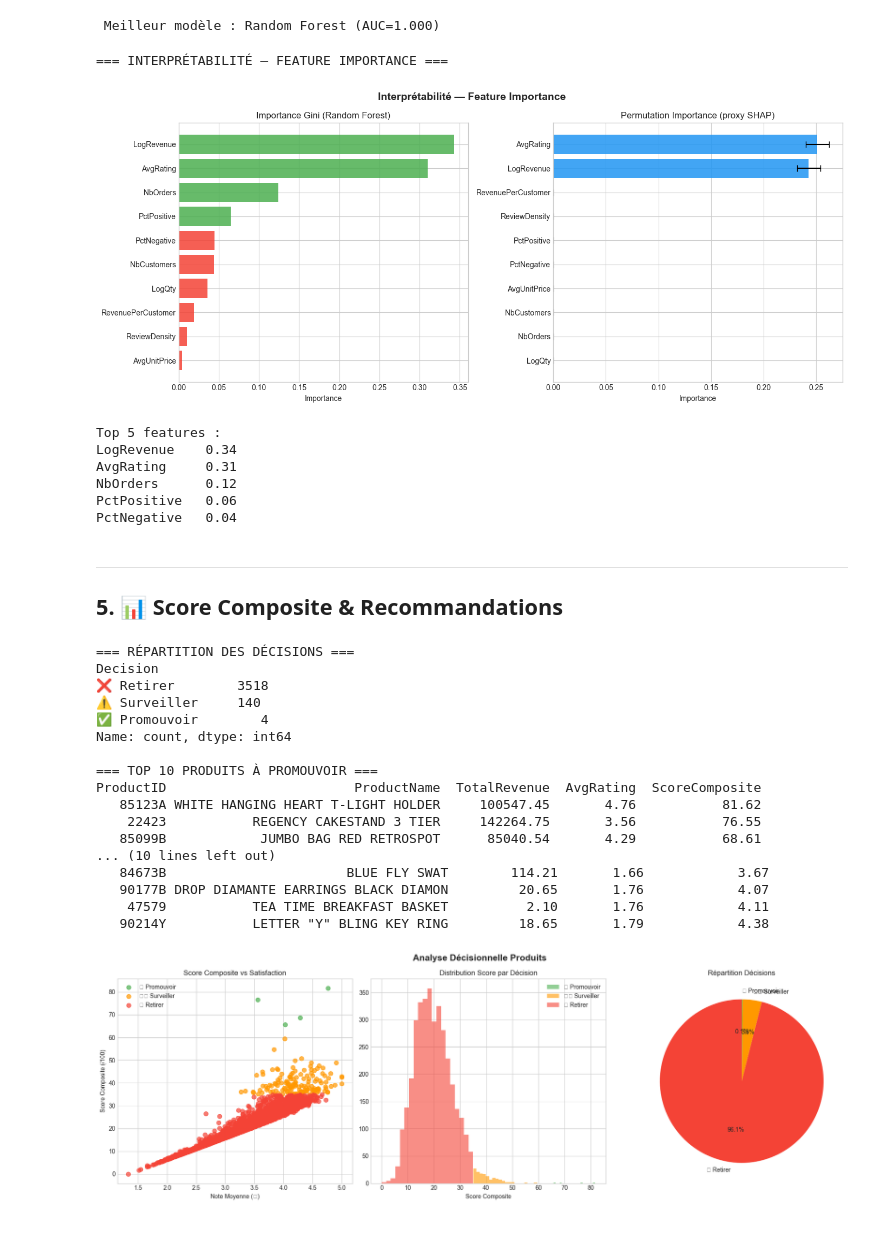
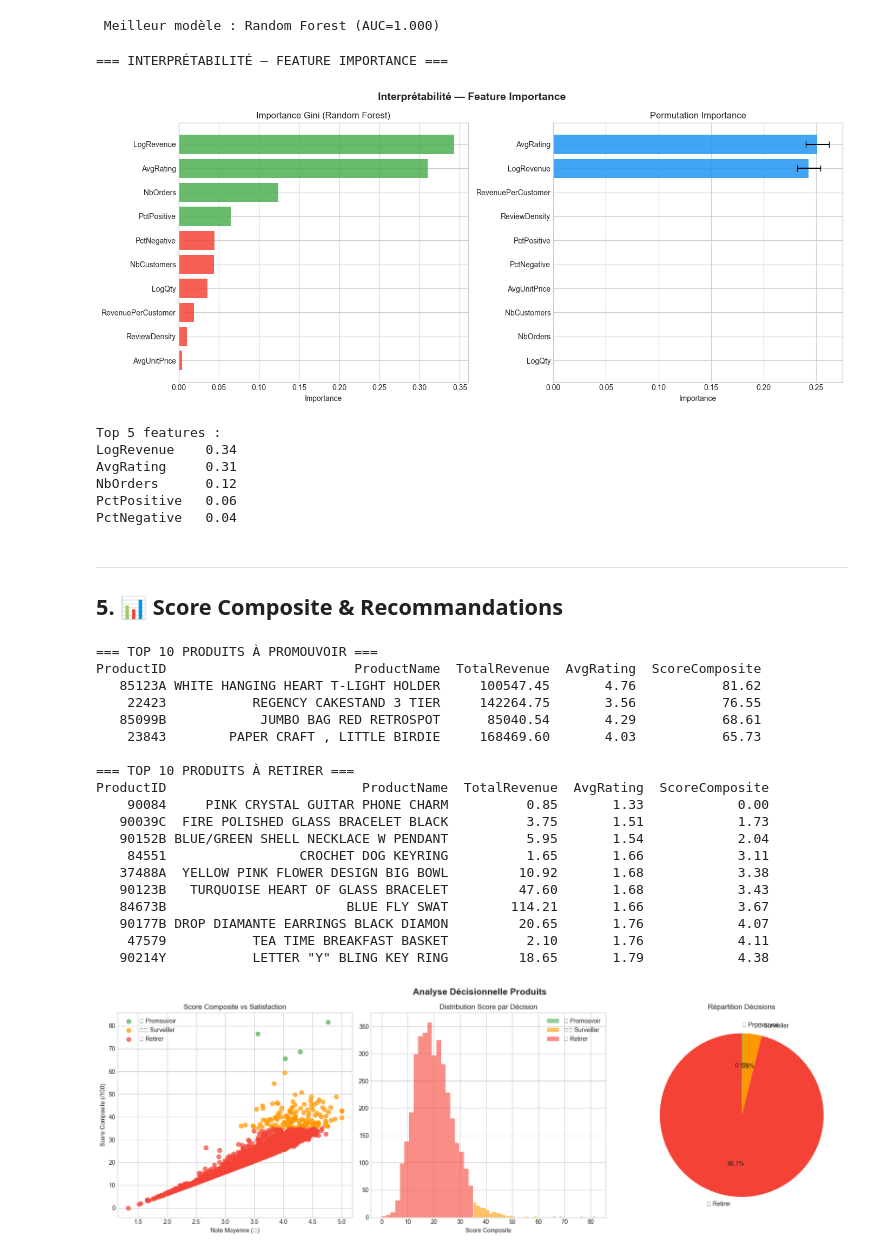
Before and after one commit to salmazakour/dddm_salmazakour, a Jupyter notebook: notebooks/DDDM_Ecommerce_Analysis.ipynb, the cells around one changed output. Drawn from its saved outputs; the diff is of its cells as text; code cells hidden in the pictures.

```diff
--- a/notebooks/DDDM_Ecommerce_Analysis.ipynb
+++ b/notebooks/DDDM_Ecommerce_Analysis.ipynb
@@ -721,38 +726,38 @@ print('=== INTERPRÉTABILITÉ — FEATURE IMPORTANCE ===')
 rf_model = results['Random Forest']['model'].named_steps['model']
 feat_imp = pd.Series(rf_model.feature_importances_, index=FEAT_COLS).sort_values(ascending=True)
 
-# Permutation importance (SHAP proxy)
+# Permutation importance
 X_test_scaled = results['Random Forest']['model'].named_steps['scaler'].transform(X_test)
 perm_imp = permutation_importance(rf_model, X_test_scaled, y_test,
                                    n_repeats=10, random_state=42)
 perm_series = pd.Series(perm_imp.importances_mean, index=FEAT_COLS).sort_values(ascending=True)
 
 fig, axes = plt.subplots(1, 2, figsize=(14, 6))
 fig.suptitle('Interprétabilité — Feature Importance', fontsize=14, fontweight='bold')
 
 # Gini importance
 colors_imp = ['#F44336' if v < 0.05 else '#4CAF50' for v in feat_imp.values]
 axes[0].barh(feat_imp.index, feat_imp.values, color=colors_imp, alpha=0.85)
 axes[0].set_title('Importance Gini (Random Forest)')
 axes[0].set_xlabel('Importance')
 
 # Permutation importance
 perm_colors = ['#F44336' if v < 0.01 else '#2196F3' for v in perm_series.values]
 axes[1].barh(perm_series.index, perm_series.values, color=perm_colors, alpha=0.85,
              xerr=perm_imp.importances_std[perm_series.index.map(lambda x: list(FEAT_COLS).index(x))],
              capsize=4)
-axes[1].set_title('Permutation Importance (proxy SHAP)')
+axes[1].set_title('Permutation Importance')
 axes[1].set_xlabel('Importance')
 
 plt.tight_layout()
 plt.savefig('../docs/fig_importance.png', dpi=120, bbox_inches='tight')
 plt.show()
 
 print('\nTop 5 features :')
 print(feat_imp.nlargest(5).to_string())
 # %% [output]
 === INTERPRÉTABILITÉ — FEATURE IMPORTANCE ===
-[figure, old version]
+[figure, new version]
 Top 5 features :
 LogRevenue    0.34
 AvgRating     0.31
@@ -783,32 +788,32 @@ def decision(row):
 
 product_df['Decision'] = product_df.apply(decision, axis=1)
 
-print('=== RÉPARTITION DES DÉCISIONS ===')
-print(product_df['Decision'].value_counts())
 
-print('\n=== TOP 10 PRODUITS À PROMOUVOIR ===')
+print('\n=== TOP PRODUITS À PROMOUVOIR ===')
 top_promo = product_df[product_df['Decision']=='✅ Promouvoir'].nlargest(10, 'ScoreComposite')
 print(top_promo[['ProductID','ProductName','TotalRevenue','AvgRating','ScoreComposite']]
       .to_string(index=False))
 
-print('\n=== TOP 10 PRODUITS À RETIRER ===')
+print('\n=== TOP PRODUITS À RETIRER ===')
 bottom = product_df[product_df['Decision']=='❌ Retirer'].nsmallest(10, 'ScoreComposite')
 print(bottom[['ProductID','ProductName','TotalRevenue','AvgRating','ScoreComposite']]
       .to_string(index=False))
 # %% [output]
-=== RÉPARTITION DES DÉCISIONS ===
-Decision
-❌ Retirer        3518
-⚠️ Surveiller     140
-✅ Promouvoir        4
-Name: count, dtype: int64
-
 === TOP 10 PRODUITS À PROMOUVOIR ===
 ProductID                        ProductName  TotalRevenue  AvgRating  ScoreComposite
    85123A WHITE HANGING HEART T-LIGHT HOLDER     100547.45       4.76           81.62
     22423           REGENCY CAKESTAND 3 TIER     142264.75       3.56           76.55
    85099B            JUMBO BAG RED RETROSPOT      85040.54       4.29           68.61
-... (10 lines left out)
+    23843        PAPER CRAFT , LITTLE BIRDIE     168469.60       4.03           65.73
+
+=== TOP 10 PRODUITS À RETIRER ===
+ProductID                         ProductName  TotalRevenue  AvgRating  ScoreComposite
+    90084     PINK CRYSTAL GUITAR PHONE CHARM          0.85       1.33            0.00
+   90039C  FIRE POLISHED GLASS BRACELET BLACK          3.75       1.51            1.73
+   90152B BLUE/GREEN SHELL NECKLACE W PENDANT          5.95       1.54            2.04
+    84551                 CROCHET DOG KEYRING          1.65       1.66            3.11
+   37488A  YELLOW PINK FLOWER DESIGN BIG BOWL         10.92       1.68            3.38
+   90123B   TURQUOISE HEART OF GLASS BRACELET         47.60       1.68            3.43
    84673B                       BLUE FLY SWAT        114.21       1.66            3.67
    90177B DROP DIAMANTE EARRINGS BLACK DIAMON         20.65       1.76            4.07
     47579           TEA TIME BREAKFAST BASKET          2.10       1.76            4.11
```
Also changed, not shown: parts of 3 cells of this notebook, 2 other files.
